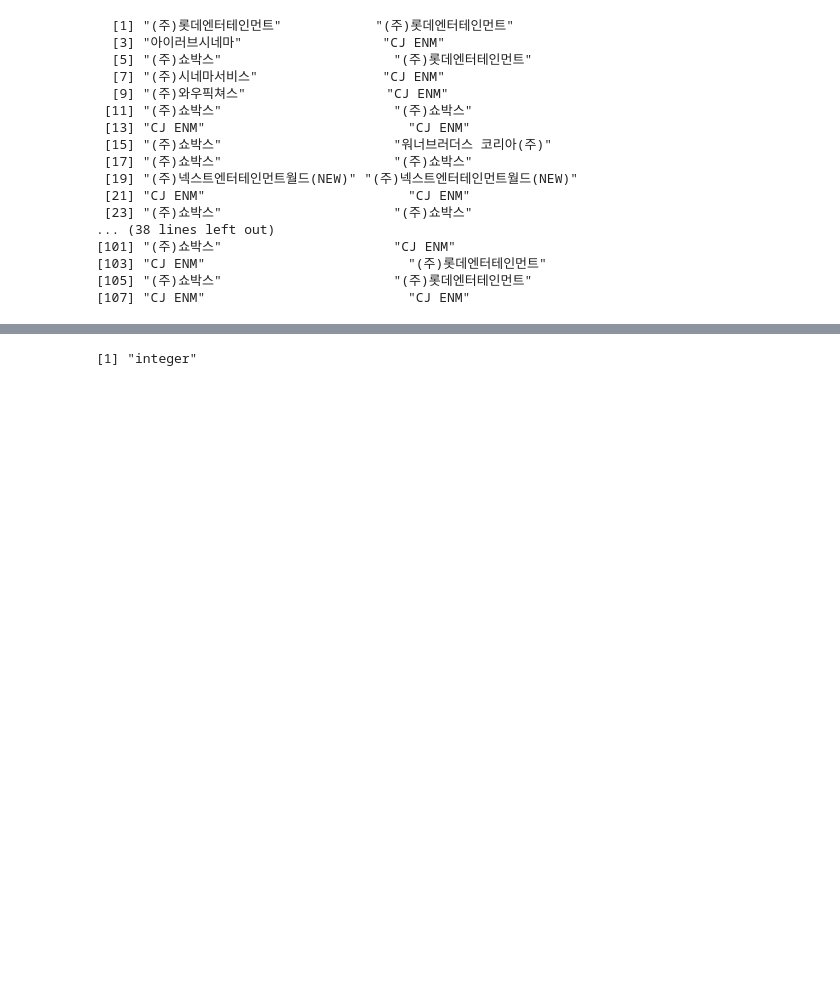
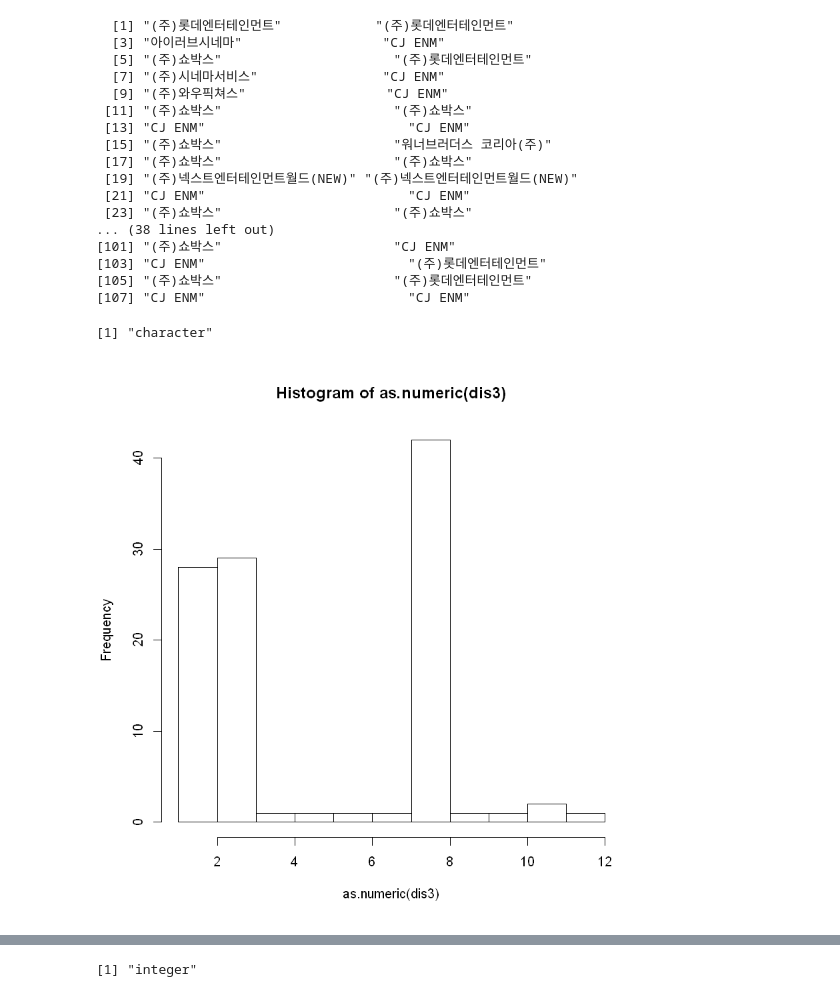
Before and after one commit to bjKim2/pj_rprac, a Jupyter notebook: ZFINAL_1.ipynb, the cells around one changed output, grey strips where cells are left out. Drawn from its saved outputs; the diff is of its cells as text; code cells hidden in the pictures; blank space fills up the shorter version.

```diff
--- a/ZFINAL_1.ipynb
+++ b/ZFINAL_1.ipynb
@@ -84,6 +84,13 @@ Fdata1$배급사[Fdata1$배급사 == "(주)씨제이이엔엠"] <- "CJ ENM"
 [103] "CJ ENM"                          "(주)롯데엔터테인먼트"
 [105] "(주)쇼박스"                      "(주)롯데엔터테인먼트"
 [107] "CJ ENM"                          "CJ ENM"
+# %%
+class(distributor)
+dis3 <-as.factor(distributor)
+hist(as.numeric(dis3))
+# %% [output]
+[1] "character"
+[figure, added]
 # %%
 table(distributor)
 # %% [output]
```
Also changed, not shown: parts of 16 cells of this notebook, 16 other files.
